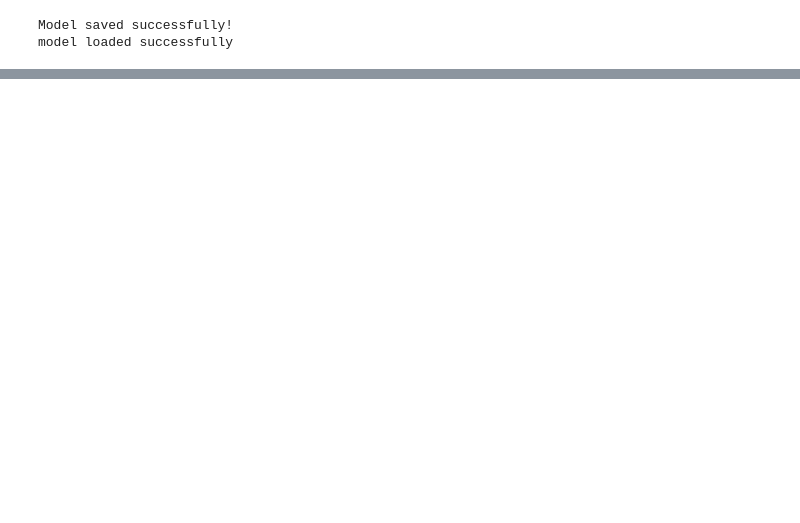
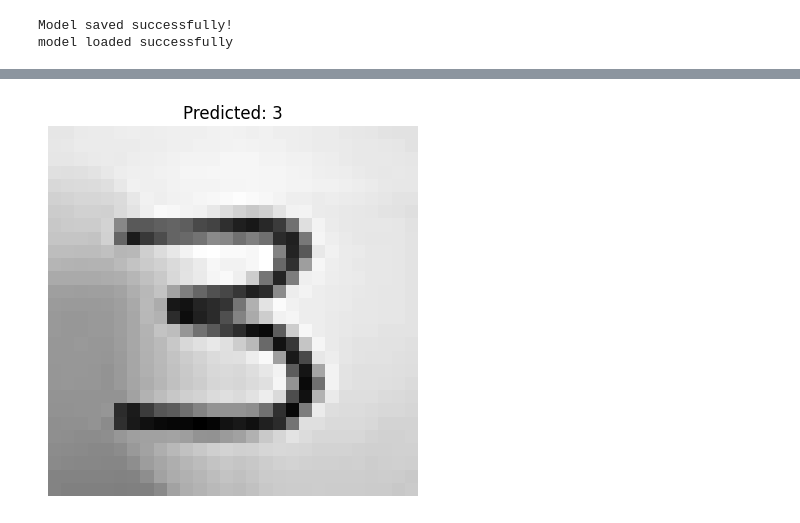
Before and after one commit to singhvertika119/Learning-DL-Pytorch, a Jupyter notebook: digitClassification.ipynb, the cells around one changed output, grey strips where cells are left out. Saved outputs shown, nothing was run; the diff lists cells and outputs as text; code cells hidden in the pictures; blank space fills up the shorter version.

```diff
--- a/digitClassification.ipynb
+++ b/digitClassification.ipynb
@@ -113,0 +170,8 @@ Predicted digit: 3
+# %%
+# Show the image
+plt.imshow(img_tensor.cpu().squeeze(), cmap='gray')
+plt.title(f"Predicted: {predicted.item()}")
+plt.axis('off')
+plt.show()
+# %% [output]
+[figure, added]
```
Also changed, not shown: parts of 19 cells of this notebook.
